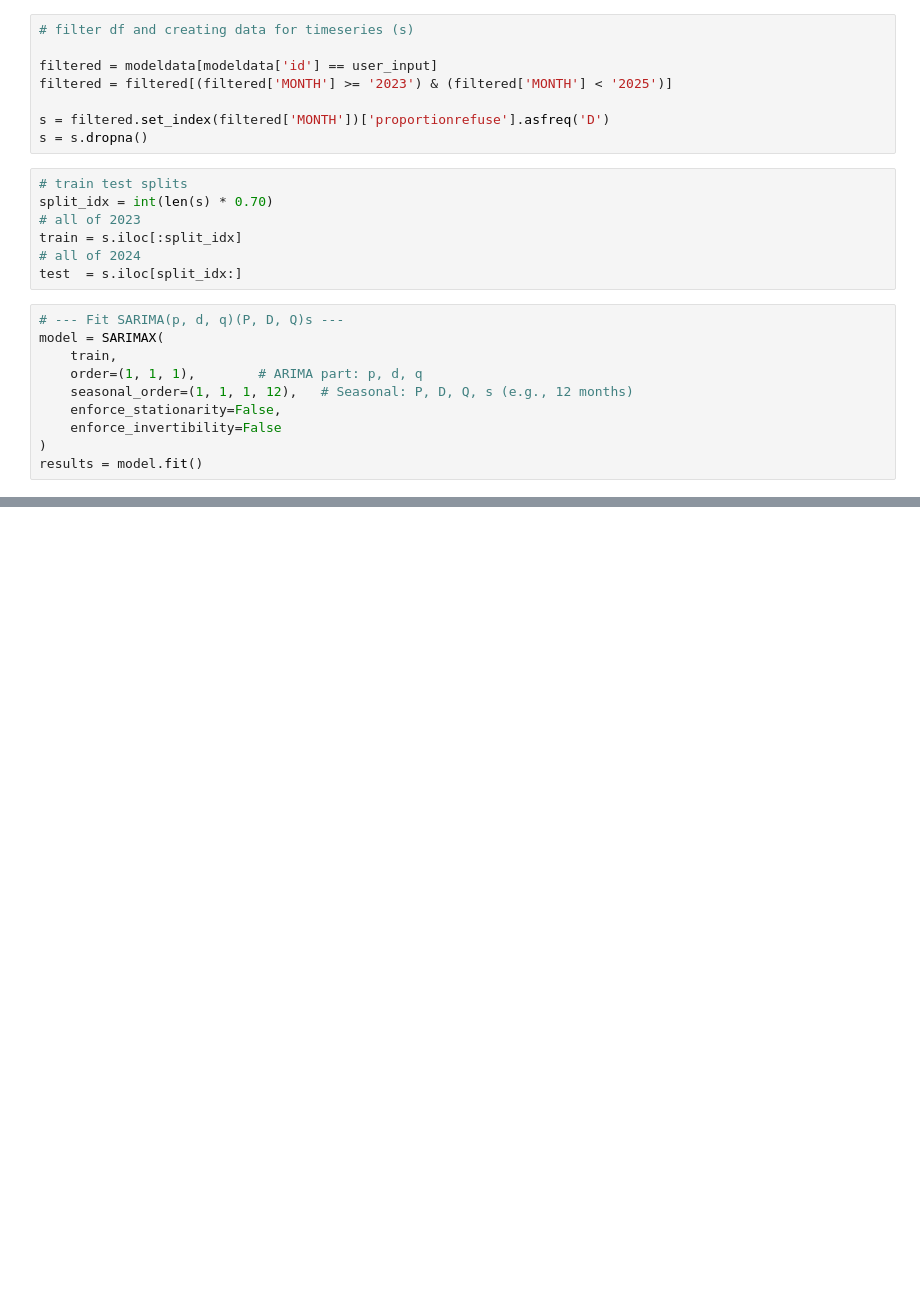
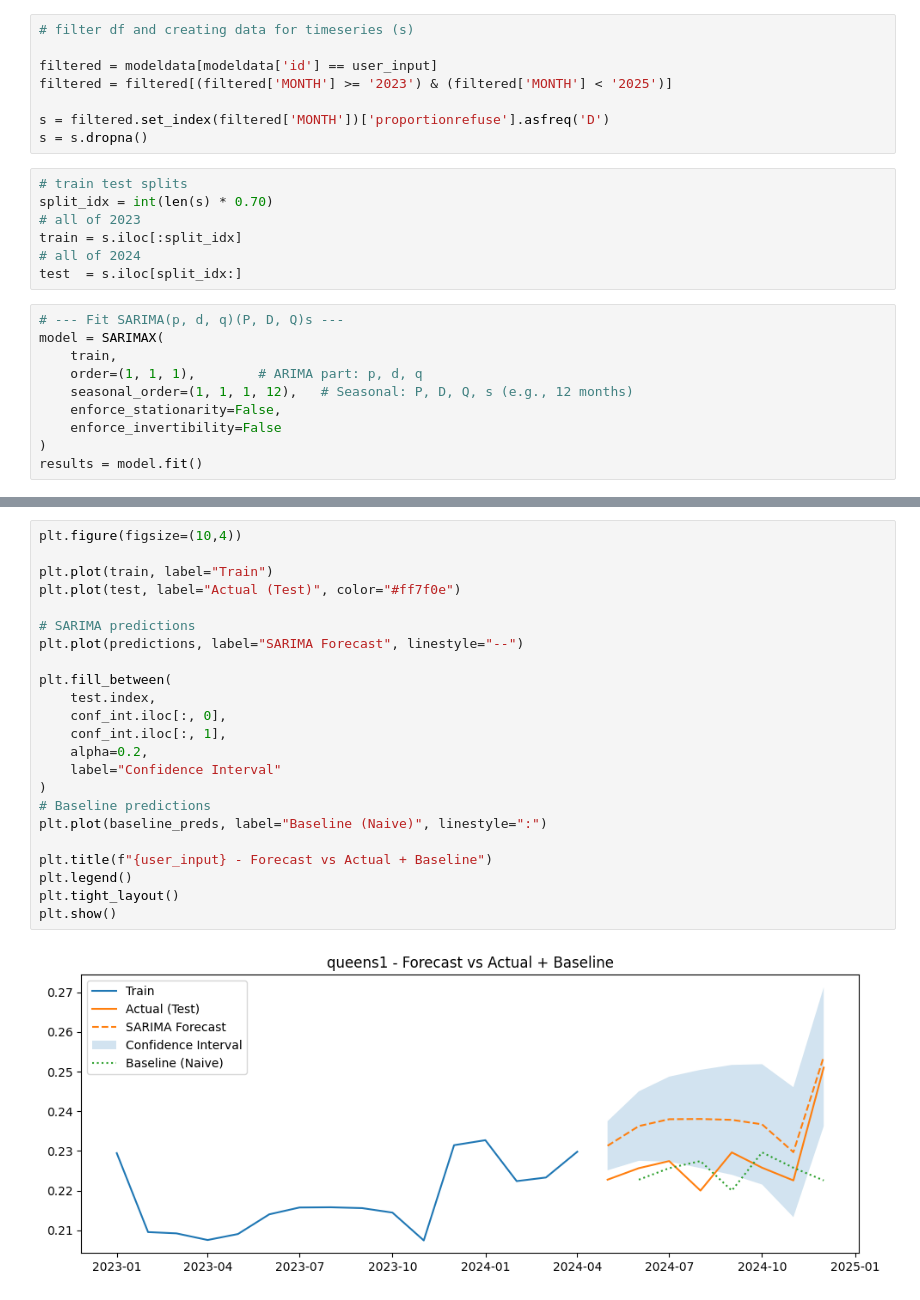
Before and after one commit to Commit-Thomas/DSNY_Analysis, a Jupyter notebook: notebooks/04_modeling_tuned.ipynb, the cells around one changed output, grey strips where cells are left out. Drawn from its saved outputs; the diff is of its cells as text; blank space fills up the shorter version.

```diff
--- a/notebooks/04_modeling_tuned.ipynb
+++ b/notebooks/04_modeling_tuned.ipynb
@@ -163,0 +176,25 @@ manhattan3 Sarima (1,1,1,12) RMSE: 0.013
+# %%
+plt.figure(figsize=(10,4))
+
+plt.plot(train, label="Train")
+plt.plot(test, label="Actual (Test)", color="#ff7f0e")
+
+# SARIMA predictions
+plt.plot(predictions, label="SARIMA Forecast", linestyle="--")
+
+plt.fill_between(
+    test.index,
+    conf_int.iloc[:, 0],
+    conf_int.iloc[:, 1],
+    alpha=0.2,
+    label="Confidence Interval"
+)
+# Baseline predictions
+plt.plot(baseline_preds, label="Baseline (Naive)", linestyle=":")
+
+plt.title(f"{user_input} - Forecast vs Actual + Baseline")
+plt.legend()
+plt.tight_layout()
+plt.show()
+# %% [output]
+[figure, added]
```
Also changed, not shown: parts of 3 cells of this notebook.
